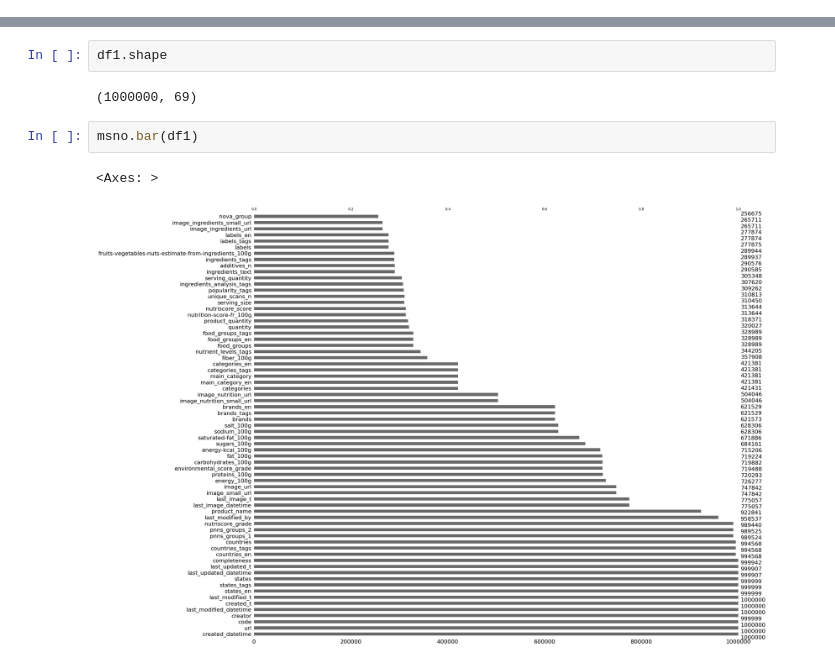
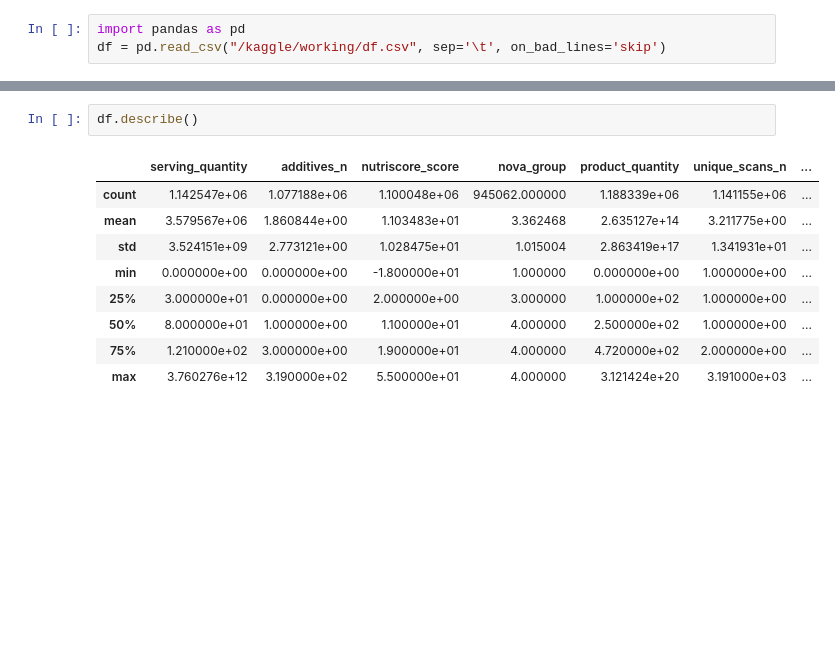
Before and after one commit to momodiagne/Machine-Learning, a Jupyter notebook: Calculs_du_nutri_score_avec_des_données_manquantes.ipynb, the cells around one changed output, grey strips where cells are left out. Cells and saved outputs as stored; diff of their text form; blank space fills up the shorter version.

```diff
--- a/Calculs_du_nutri_score_avec_des_données_manquantes.ipynb
+++ b/Calculs_du_nutri_score_avec_des_données_manquantes.ipynb
@@ -52,0 +84,3 @@ only showing top 5 rows
+# %%
+import pandas as pd
+df = pd.read_csv("/kaggle/working/df.csv", sep='\t', on_bad_lines='skip')
@@ -183,9 +128,12 @@ df1.head()
-# %%
-df1.shape
-# %% [output]
-(1000000, 69)
-# %%
-msno.bar(df1)
-# %% [output]
-<Axes: >
-[figure, removed]
+# %%
+df.describe()
+# %% [output]
+|  | serving_quantity | additives_n | nutriscore_score | nova_group | product_quantity | unique_scans_n | ... |
+| count | 1.142547e+06 | 1.077188e+06 | 1.100048e+06 | 945062.000000 | 1.188339e+06 | 1.141155e+06 | ... |
+| mean | 3.579567e+06 | 1.860844e+00 | 1.103483e+01 | 3.362468 | 2.635127e+14 | 3.211775e+00 | ... |
+| std | 3.524151e+09 | 2.773121e+00 | 1.028475e+01 | 1.015004 | 2.863419e+17 | 1.341931e+01 | ... |
+| min | 0.000000e+00 | 0.000000e+00 | -1.800000e+01 | 1.000000 | 0.000000e+00 | 1.000000e+00 | ... |
+| 25% | 3.000000e+01 | 0.000000e+00 | 2.000000e+00 | 3.000000 | 1.000000e+02 | 1.000000e+00 | ... |
+| 50% | 8.000000e+01 | 1.000000e+00 | 1.100000e+01 | 4.000000 | 2.500000e+02 | 1.000000e+00 | ... |
+| 75% | 1.210000e+02 | 3.000000e+00 | 1.900000e+01 | 4.000000 | 4.720000e+02 | 2.000000e+00 | ... |
+| max | 3.760276e+12 | 3.190000e+02 | 5.500000e+01 | 4.000000 | 3.121424e+20 | 3.191000e+03 | ... |
```
Also changed, not shown: parts of 30 cells of this notebook.
